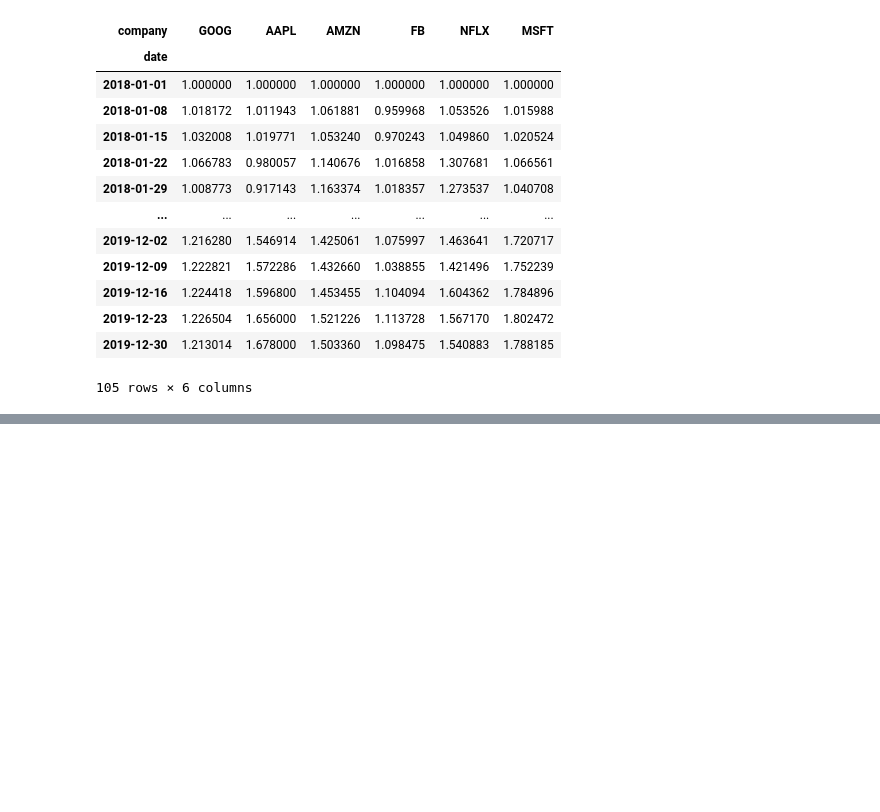
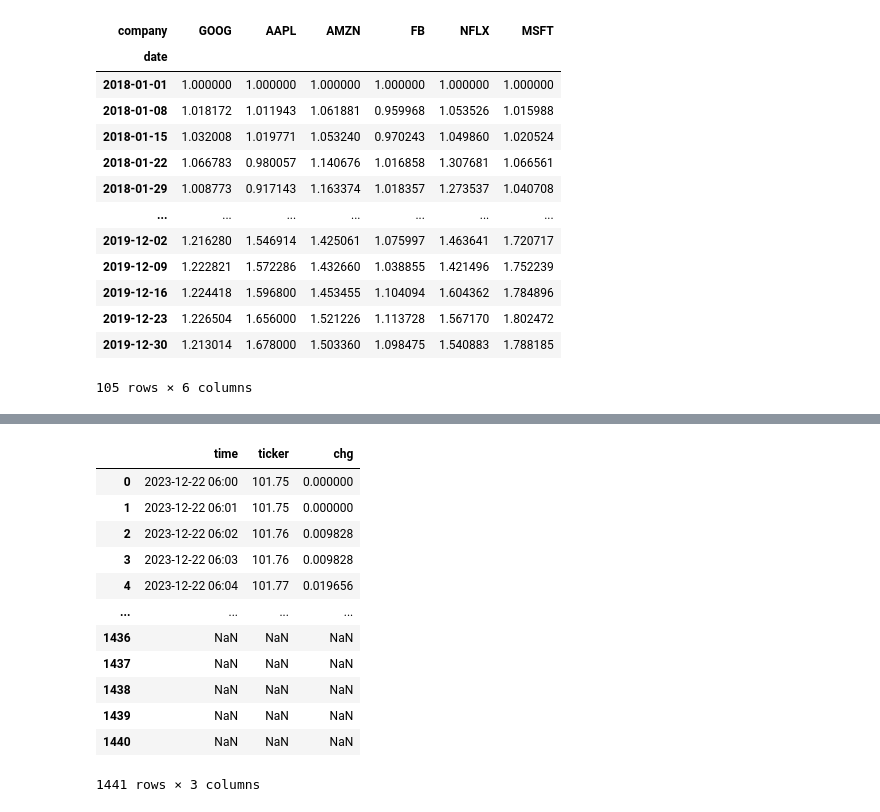
Before and after one commit to alexleethinker/Trading, a Jupyter notebook: notebooks/金融数据爬虫/东方财富爬虫.ipynb, the cells around one changed output, grey strips where cells are left out. Drawn from its saved outputs; the diff is of its cells as text; code cells hidden in the pictures; blank space fills up the shorter version.

```diff
--- a/notebooks/金融数据爬虫/东方财富爬虫.ipynb
+++ b/notebooks/金融数据爬虫/东方财富爬虫.ipynb
@@ -312,0 +315,11 @@ l['preClose']
+# %%
+preClose = l['preClose']
+index_name = l['name']
+series = pd.DataFrame(l)['trends'].str.split(',', expand=True)
+df = series[[0,2]]
+df.columns =['time', 'ticker']
+df['ticker'] = pd.to_numeric(df["ticker"], errors="coerce")
+df['chg'] = (df['ticker'] / preClose - 1) * 100
+last_ticker = df.ticker.tail(1).values[0].round(2)
+last_chg = "{:.2%}".format(df.chg.tail(1).values[0].round(2)/100)
+df = df.reindex(list(range(0, 1440 + 1))).reset_index(drop=True)
@@ -312,0 +344,16 @@ l['preClose']
+# %%
+df
+# %% [output]
+|  | time | ticker | chg |
+| 0 | 2023-12-22 06:00 | 101.75 | 0.000000 |
+| 1 | 2023-12-22 06:01 | 101.75 | 0.000000 |
+| 2 | 2023-12-22 06:02 | 101.76 | 0.009828 |
+| 3 | 2023-12-22 06:03 | 101.76 | 0.009828 |
+| 4 | 2023-12-22 06:04 | 101.77 | 0.019656 |
+| ... | ... | ... | ... |
+| 1436 | NaN | NaN | NaN |
+| 1437 | NaN | NaN | NaN |
+| 1438 | NaN | NaN | NaN |
+| 1439 | NaN | NaN | NaN |
+| 1440 | NaN | NaN | NaN |
+1441 rows × 3 columns
```
Also changed, not shown: parts of 9 cells of this notebook, 28 other files.
